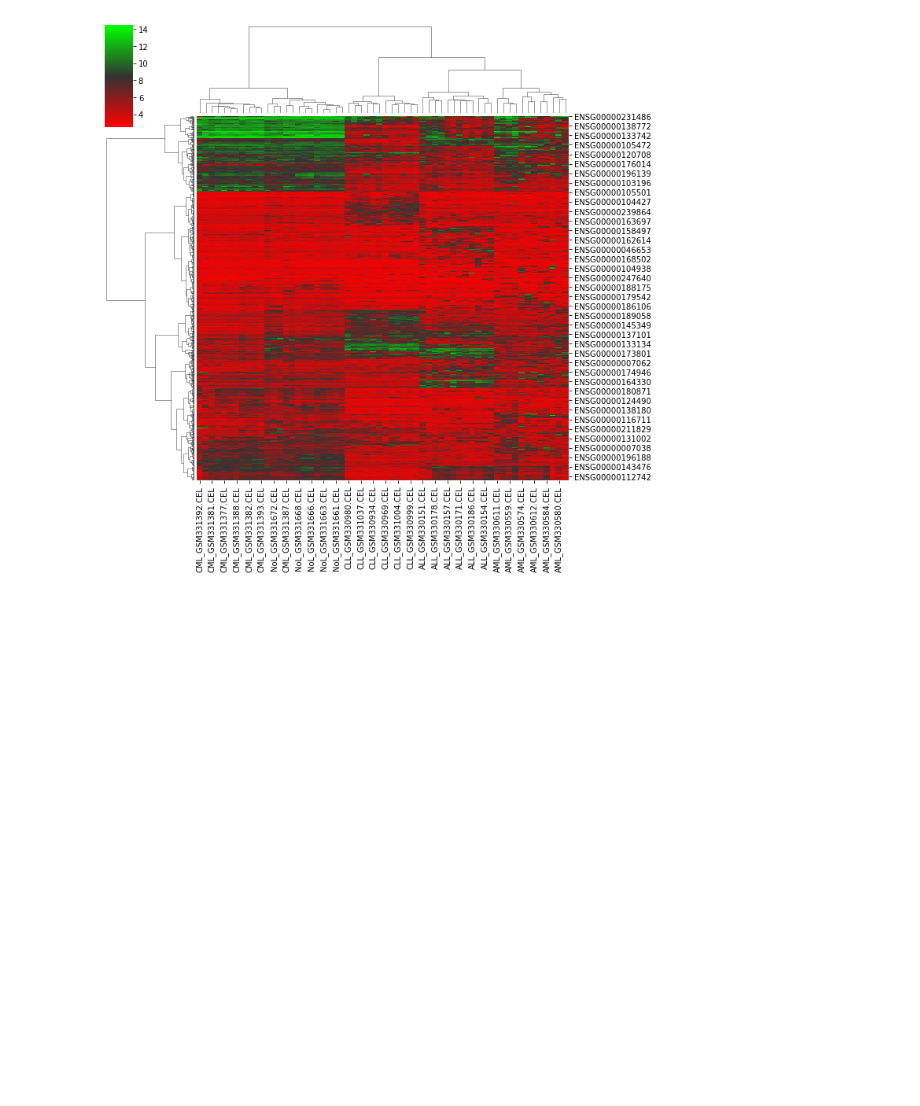
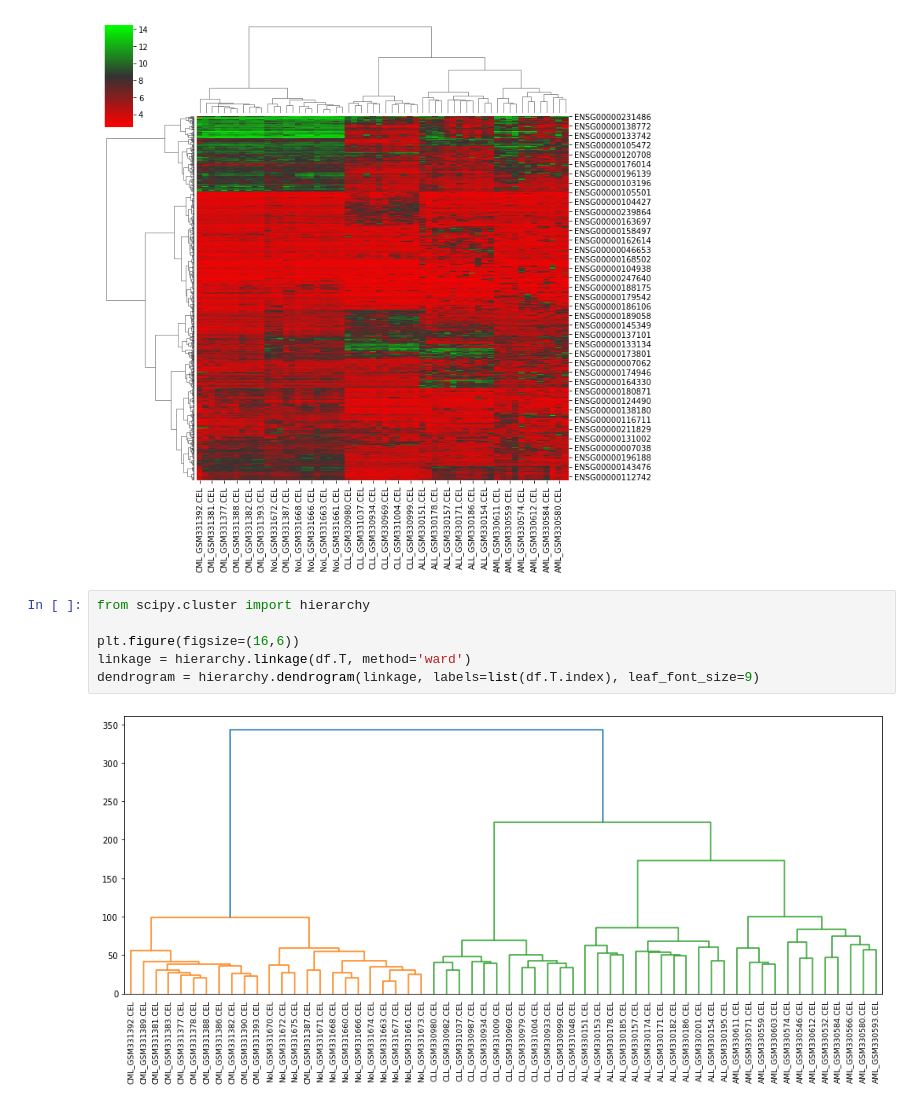
Before and after one commit to taneishi/leukemia, a Jupyter notebook: clustering.ipynb, the cells around one changed output. Saved outputs shown, nothing was run; the diff lists cells and outputs as text; blank space fills up the shorter version.

Commit message:
append dendrogram

```diff
--- a/clustering.ipynb
+++ b/clustering.ipynb
@@ -39,3 +39,11 @@ sns.clustermap(df, metric='euclidean', method='ward', cmap=cmap)
 # %% [output]
 <seaborn.matrix.ClusterGrid at 0x...>
 [figure]
+# %%
+from scipy.cluster import hierarchy
+
+plt.figure(figsize=(16,6))
+linkage = hierarchy.linkage(df.T, method='ward')
+dendrogram = hierarchy.dendrogram(linkage, labels=list(df.T.index), leaf_font_size=9)
+# %% [output]
+[figure, added]
```
